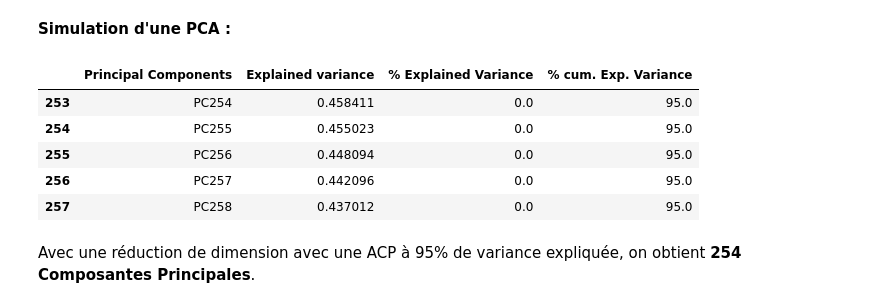
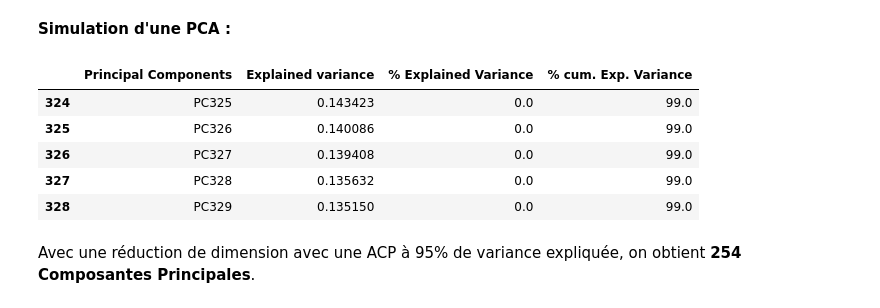
Before and after one commit to jeromelegal/Projet_07_OCR_Data_Scientist, a Jupyter notebook: notebooks/1_modelisations.ipynb, the cells around one changed output. Drawn from its saved outputs; the diff is of its cells as text; code cells hidden in the pictures.

```diff
--- a/notebooks/1_modelisations.ipynb
+++ b/notebooks/1_modelisations.ipynb
@@ -86,0 +101,5 @@ y_train_full = train['TARGET']
+# %%
+# impute Nan to 0
+
+for column in train.columns:
+    train[column] = train.groupby('TARGET')[column].transform(lambda x: x.fillna(0))
@@ -87,7 +114,10 @@ y_train_full = train['TARGET']
+# %%
+X = train.drop(columns=['TARGET'])
+y = train.TARGET
 # %% [markdown]
 Séparation du dataset `train` en `X_train` et `X_val` :
 # %%
-X_train, X_val, y_train, y_val = train_test_split(X_train_full, y_train_full, test_size=0.25, random_state=42)
-del X_train_full, y_train_full
+X_train, X_val, y_train, y_val = train_test_split(X, y, test_size=0.25, random_state=42)
+del X, y, train
 gc.collect()
 # %% [output]
@@ -140,7 +170,6 @@ qualitative_features = [col for col in X_train.columns if col in categorical_col
 # impute and standardize quantitative columns Pipeline
 
 quantitative_transformer = Pipeline([
-    ('imputer', SimpleImputer(missing_values=np.nan, strategy='median')),
     ('scaler', StandardScaler())
 ])
 # %%
@@ -177,14 +206,14 @@ cumulative_variance = explained_variance.cumsum()
 # %%
 # search 95% of cumulative explained variance
 
-exp_var_df[exp_var_df['% cum. Exp. Variance'] == 95].head()
+exp_var_df[exp_var_df['% cum. Exp. Variance'] == 99].head()
 # %% [output]
 |  | Principal Components | Explained variance | % Explained Variance | % cum. Exp. Variance |
-| 253 | PC254 | 0.458411 | 0.0 | 95.0 |
-| 254 | PC255 | 0.455023 | 0.0 | 95.0 |
-| 255 | PC256 | 0.448094 | 0.0 | 95.0 |
-| 256 | PC257 | 0.442096 | 0.0 | 95.0 |
-| 257 | PC258 | 0.437012 | 0.0 | 95.0 |
+| 324 | PC325 | 0.143423 | 0.0 | 99.0 |
+| 325 | PC326 | 0.140086 | 0.0 | 99.0 |
+| 326 | PC327 | 0.139408 | 0.0 | 99.0 |
+| 327 | PC328 | 0.135632 | 0.0 | 99.0 |
+| 328 | PC329 | 0.135150 | 0.0 | 99.0 |
 # %% [markdown]
 Avec une réduction de dimension avec une ACP à 95% de variance expliquée, on obtient **254 Composantes Principales**.
 # %% [markdown]
```
Also changed, not shown: parts of 102 cells of this notebook, 10 other files.
